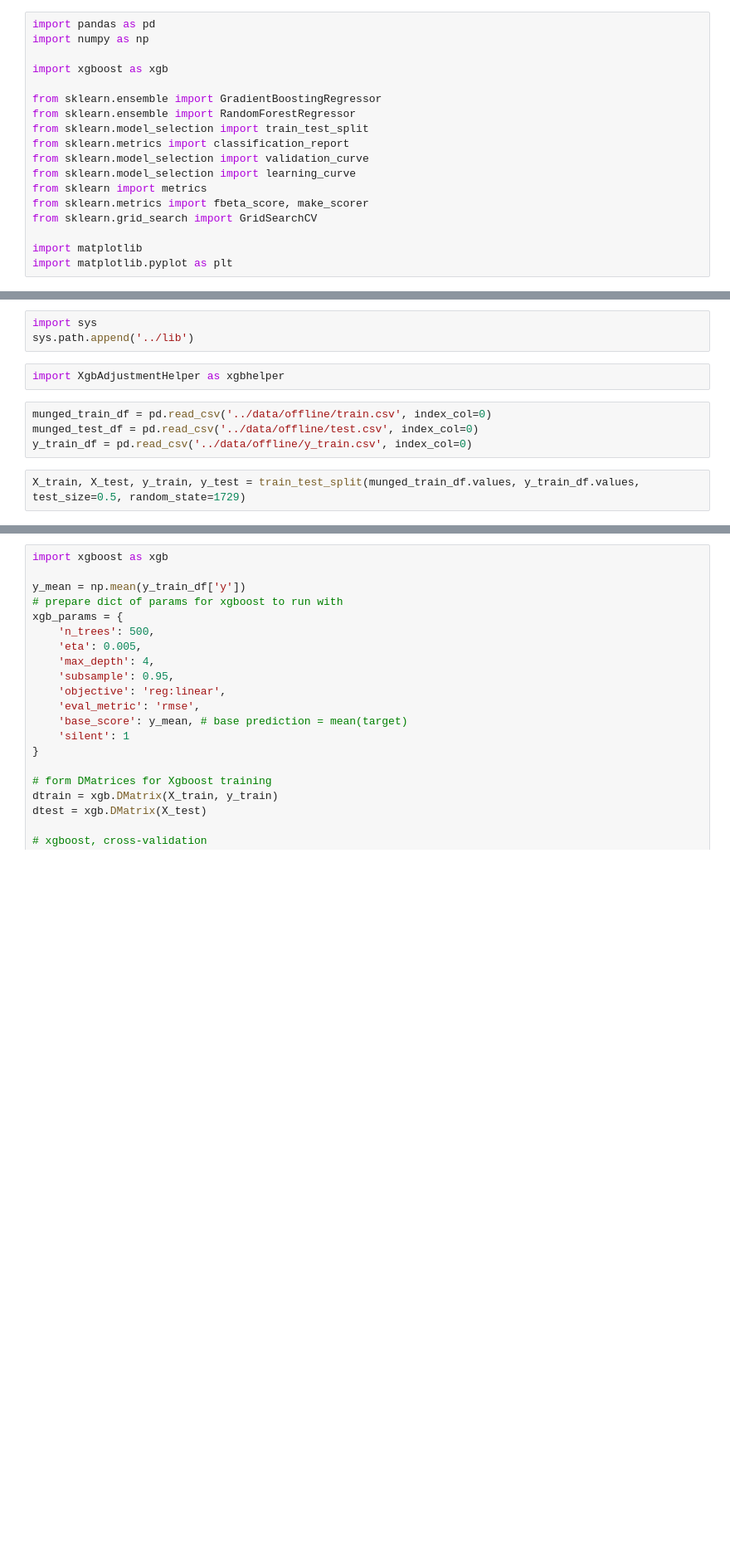
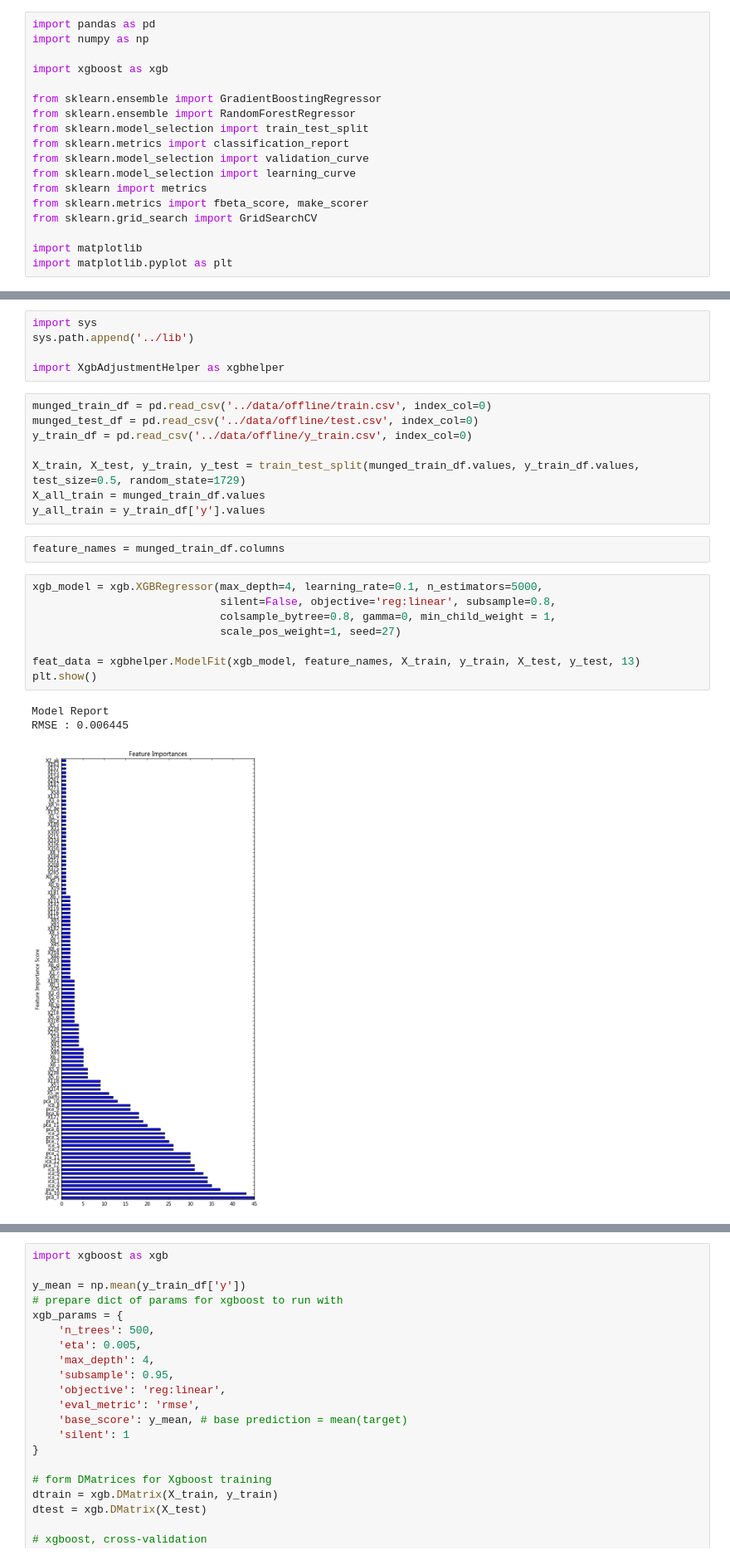
Before and after one commit to AstaTus/Mercedes-Benz-Greener-Manufacturing, a Jupyter notebook: offline/XgboostModel.ipynb, the cells around one changed output, grey strips where cells are left out. Shown at 83% size. Cells and saved outputs as stored; diff of their text form; blank space fills up the shorter version.

```diff
--- a/offline/XgboostModel.ipynb
+++ b/offline/XgboostModel.ipynb
@@ -19,11 +21,27 @@ import matplotlib.pyplot as plt
 # %%
 import sys
 sys.path.append('../lib')
+
+import XgbAdjustmentHelper as xgbhelper
-# %%
-import XgbAdjustmentHelper as xgbhelper
 # %%
 munged_train_df = pd.read_csv('../data/offline/train.csv', index_col=0)
 munged_test_df = pd.read_csv('../data/offline/test.csv', index_col=0)
 y_train_df = pd.read_csv('../data/offline/y_train.csv', index_col=0)
+
+X_train, X_test, y_train, y_test = train_test_split(munged_train_df.values, y_train_df.values, test_size=0.5, random_state=1729)
+X_all_train = munged_train_df.values
+y_all_train = y_train_df['y'].values
-# %%
-X_train, X_test, y_train, y_test = train_test_split(munged_train_df.values, y_train_df.values, test_size=0.5, random_state=1729)
+# %%
+feature_names = munged_train_df.columns
+# %%
+xgb_model = xgb.XGBRegressor(max_depth=4, learning_rate=0.1, n_estimators=5000,
+                             silent=False, objective='reg:linear', subsample=0.8,
+                             colsample_bytree=0.8, gamma=0, min_child_weight = 1,
+                             scale_pos_weight=1, seed=27)
+
+feat_data = xgbhelper.ModelFit(xgb_model, feature_names, X_train, y_train, X_test, y_test, 13)
+plt.show()
+# %% [output]
+Model Report
+RMSE : 0.006445
+[figure, added]
```
Also changed, not shown: parts of 11 cells of this notebook, 3 other files.
